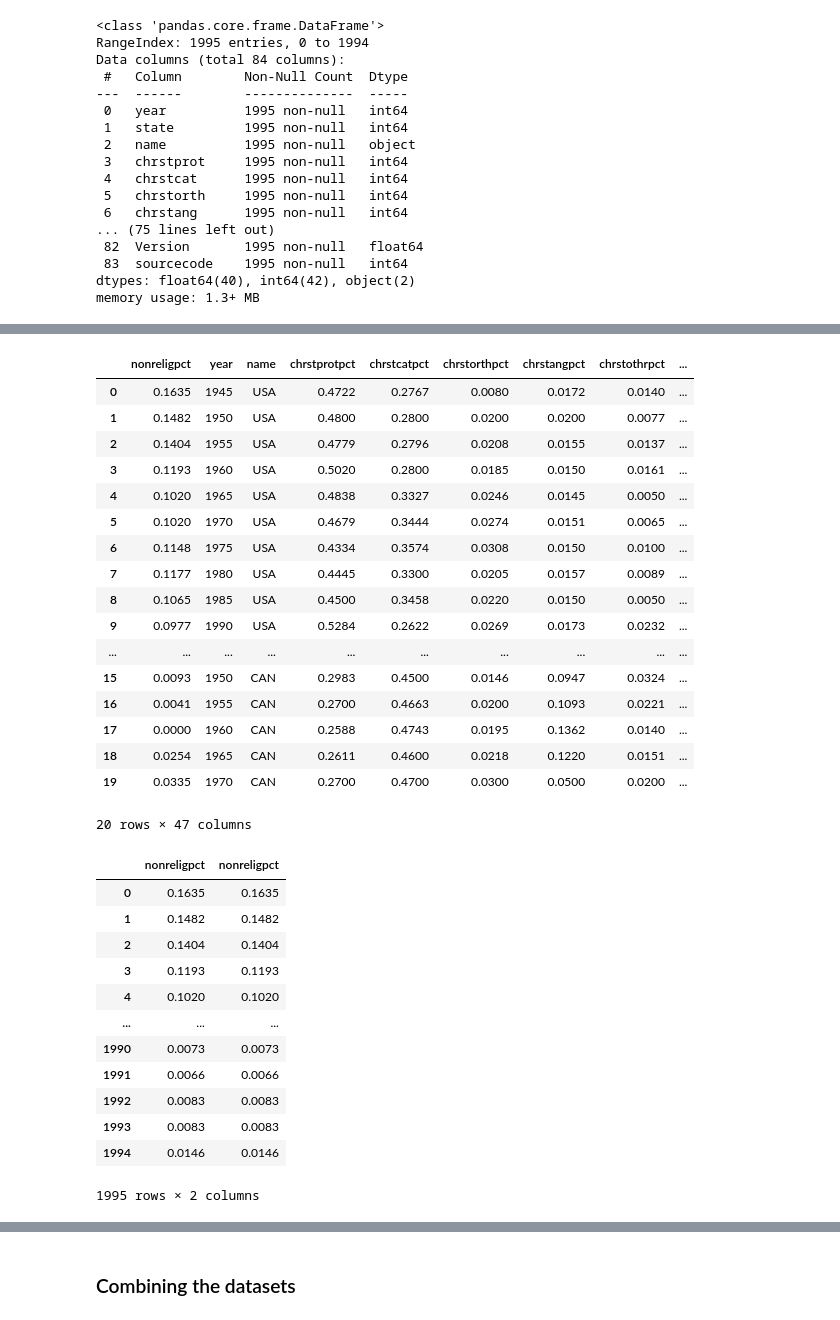
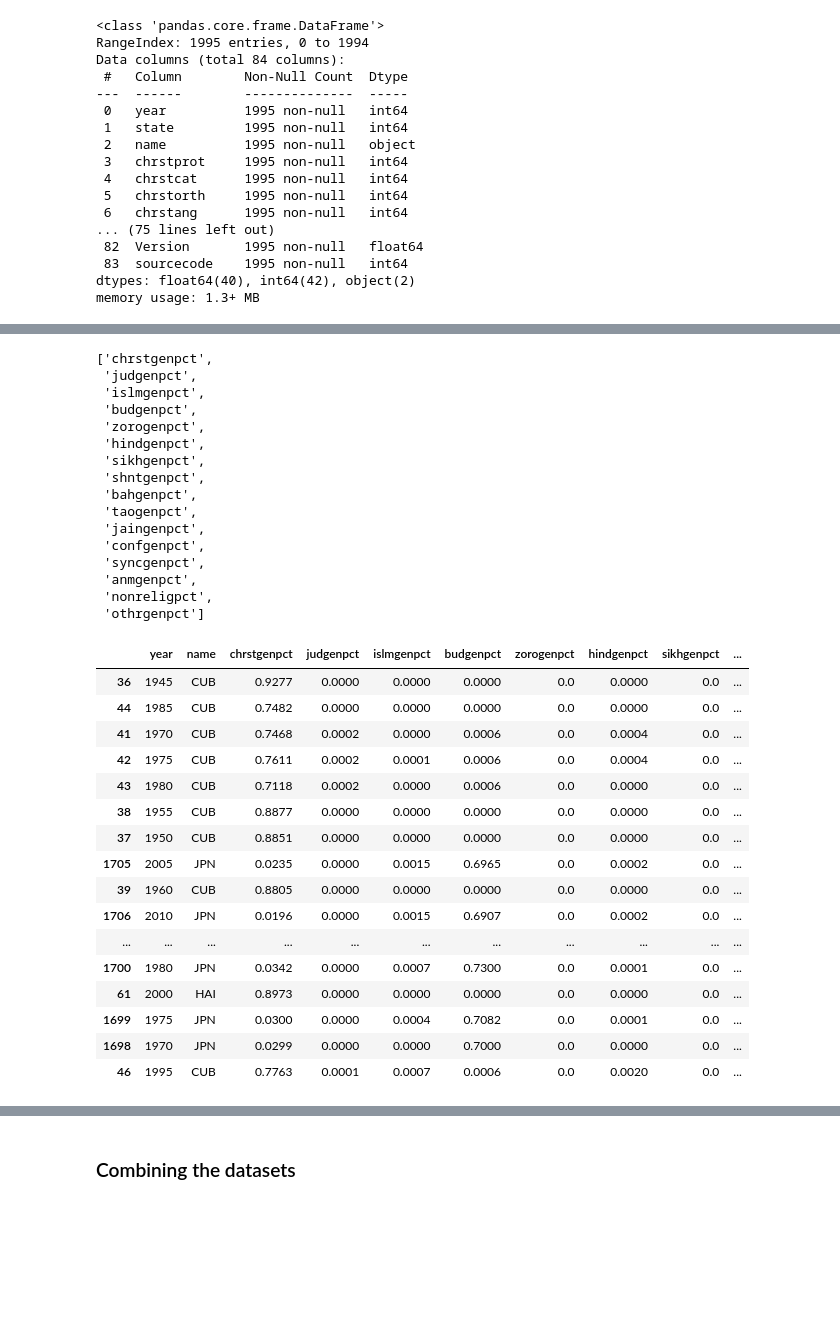
Before and after one commit to R0go/Religion, a Jupyter notebook: project.ipynb, the cells around one changed output, grey strips where cells are left out. Cells and saved outputs as stored; diff of their text form; code cells hidden in the pictures; blank space fills up the shorter version.

```diff
--- a/project.ipynb
+++ b/project.ipynb
@@ -154,43 +154,49 @@ WRP_national.head(20)
 # %%
 columns = WRP_national.columns
 
-columns = list(columns[40:])
-columns2 = ['year','name','nonreligpct']
+columns = list(columns[62:76])
+columns2 = ['year','name','chrstgenpct','judgenpct','islmgenpct']
 columns2 += columns
 WRP_national = WRP_national[columns2]
-WRP_national.head(20)
+columns = list(WRP_national.columns)
+columns = columns[2:-1]
+columns
 # %% [output]
-|  | nonreligpct | year | name | chrstprotpct | chrstcatpct | chrstorthpct | chrstangpct | chrstothrpct | ... |
-| 0 | 0.1635 | 1945 | USA | 0.4722 | 0.2767 | 0.0080 | 0.0172 | 0.0140 | ... |
-| 1 | 0.1482 | 1950 | USA | 0.4800 | 0.2800 | 0.0200 | 0.0200 | 0.0077 | ... |
-| 2 | 0.1404 | 1955 | USA | 0.4779 | 0.2796 | 0.0208 | 0.0155 | 0.0137 | ... |
-| 3 | 0.1193 | 1960 | USA | 0.5020 | 0.2800 | 0.0185 | 0.0150 | 0.0161 | ... |
-| 4 | 0.1020 | 1965 | USA | 0.4838 | 0.3327 | 0.0246 | 0.0145 | 0.0050 | ... |
-| 5 | 0.1020 | 1970 | USA | 0.4679 | 0.3444 | 0.0274 | 0.0151 | 0.0065 | ... |
-| 6 | 0.1148 | 1975 | USA | 0.4334 | 0.3574 | 0.0308 | 0.0150 | 0.0100 | ... |
-| 7 | 0.1177 | 1980 | USA | 0.4445 | 0.3300 | 0.0205 | 0.0157 | 0.0089 | ... |
-| 8 | 0.1065 | 1985 | USA | 0.4500 | 0.3458 | 0.0220 | 0.0150 | 0.0050 | ... |
-| 9 | 0.0977 | 1990 | USA | 0.5284 | 0.2622 | 0.0269 | 0.0173 | 0.0232 | ... |
-| ... | ... | ... | ... | ... | ... | ... | ... | ... | ... |
-| 15 | 0.0093 | 1950 | CAN | 0.2983 | 0.4500 | 0.0146 | 0.0947 | 0.0324 | ... |
-| 16 | 0.0041 | 1955 | CAN | 0.2700 | 0.4663 | 0.0200 | 0.1093 | 0.0221 | ... |
-| 17 | 0.0000 | 1960 | CAN | 0.2588 | 0.4743 | 0.0195 | 0.1362 | 0.0140 | ... |
-| 18 | 0.0254 | 1965 | CAN | 0.2611 | 0.4600 | 0.0218 | 0.1220 | 0.0151 | ... |
-| 19 | 0.0335 | 1970 | CAN | 0.2700 | 0.4700 | 0.0300 | 0.0500 | 0.0200 | ... |
-20 rows × 47 columns
+['chrstgenpct',
+ 'judgenpct',
+ 'islmgenpct',
+ 'budgenpct',
+ 'zorogenpct',
+ 'hindgenpct',
+ 'sikhgenpct',
+ 'shntgenpct',
+ 'bahgenpct',
+ 'taogenpct',
+ 'jaingenpct',
+ 'confgenpct',
+ 'syncgenpct',
+ 'anmgenpct',
+ 'nonreligpct',
+ 'othrgenpct']
-# %%
-WRP_national.drop(columns=[''])
-# %% [output]
-|  | nonreligpct | nonreligpct |
-| 0 | 0.1635 | 0.1635 |
-| 1 | 0.1482 | 0.1482 |
-| 2 | 0.1404 | 0.1404 |
-| 3 | 0.1193 | 0.1193 |
-| 4 | 0.1020 | 0.1020 |
-| ... | ... | ... |
-| 1990 | 0.0073 | 0.0073 |
-| 1991 | 0.0066 | 0.0066 |
-| 1992 | 0.0083 | 0.0083 |
-| 1993 | 0.0083 | 0.0083 |
-| 1994 | 0.0146 | 0.0146 |
-1995 rows × 2 columns
+# %%
+WRP_national['Total'] = WRP_national[columns].sum(axis=1)
+WRP_national= WRP_national.sort_values('Total', ascending=False)
+WRP_national.head(20)
+# %% [output]
+|  | year | name | chrstgenpct | judgenpct | islmgenpct | budgenpct | zorogenpct | hindgenpct | sikhgenpct | ... |
+| 36 | 1945 | CUB | 0.9277 | 0.0000 | 0.0000 | 0.0000 | 0.0 | 0.0000 | 0.0 | ... |
+| 44 | 1985 | CUB | 0.7482 | 0.0000 | 0.0000 | 0.0000 | 0.0 | 0.0000 | 0.0 | ... |
+| 41 | 1970 | CUB | 0.7468 | 0.0002 | 0.0000 | 0.0006 | 0.0 | 0.0004 | 0.0 | ... |
+| 42 | 1975 | CUB | 0.7611 | 0.0002 | 0.0001 | 0.0006 | 0.0 | 0.0004 | 0.0 | ... |
+| 43 | 1980 | CUB | 0.7118 | 0.0002 | 0.0000 | 0.0006 | 0.0 | 0.0000 | 0.0 | ... |
+| 38 | 1955 | CUB | 0.8877 | 0.0000 | 0.0000 | 0.0000 | 0.0 | 0.0000 | 0.0 | ... |
+| 37 | 1950 | CUB | 0.8851 | 0.0000 | 0.0000 | 0.0000 | 0.0 | 0.0000 | 0.0 | ... |
+| 1705 | 2005 | JPN | 0.0235 | 0.0000 | 0.0015 | 0.6965 | 0.0 | 0.0002 | 0.0 | ... |
+| 39 | 1960 | CUB | 0.8805 | 0.0000 | 0.0000 | 0.0000 | 0.0 | 0.0000 | 0.0 | ... |
+| 1706 | 2010 | JPN | 0.0196 | 0.0000 | 0.0015 | 0.6907 | 0.0 | 0.0002 | 0.0 | ... |
+| ... | ... | ... | ... | ... | ... | ... | ... | ... | ... | ... |
+| 1700 | 1980 | JPN | 0.0342 | 0.0000 | 0.0007 | 0.7300 | 0.0 | 0.0001 | 0.0 | ... |
+| 61 | 2000 | HAI | 0.8973 | 0.0000 | 0.0000 | 0.0000 | 0.0 | 0.0000 | 0.0 | ... |
+| 1699 | 1975 | JPN | 0.0300 | 0.0000 | 0.0004 | 0.7082 | 0.0 | 0.0001 | 0.0 | ... |
+| 1698 | 1970 | JPN | 0.0299 | 0.0000 | 0.0000 | 0.7000 | 0.0 | 0.0000 | 0.0 | ... |
+| 46 | 1995 | CUB | 0.7763 | 0.0001 | 0.0007 | 0.0006 | 0.0 | 0.0020 | 0.0 | ... |
```
Also changed, not shown: parts of 6 cells of this notebook.
